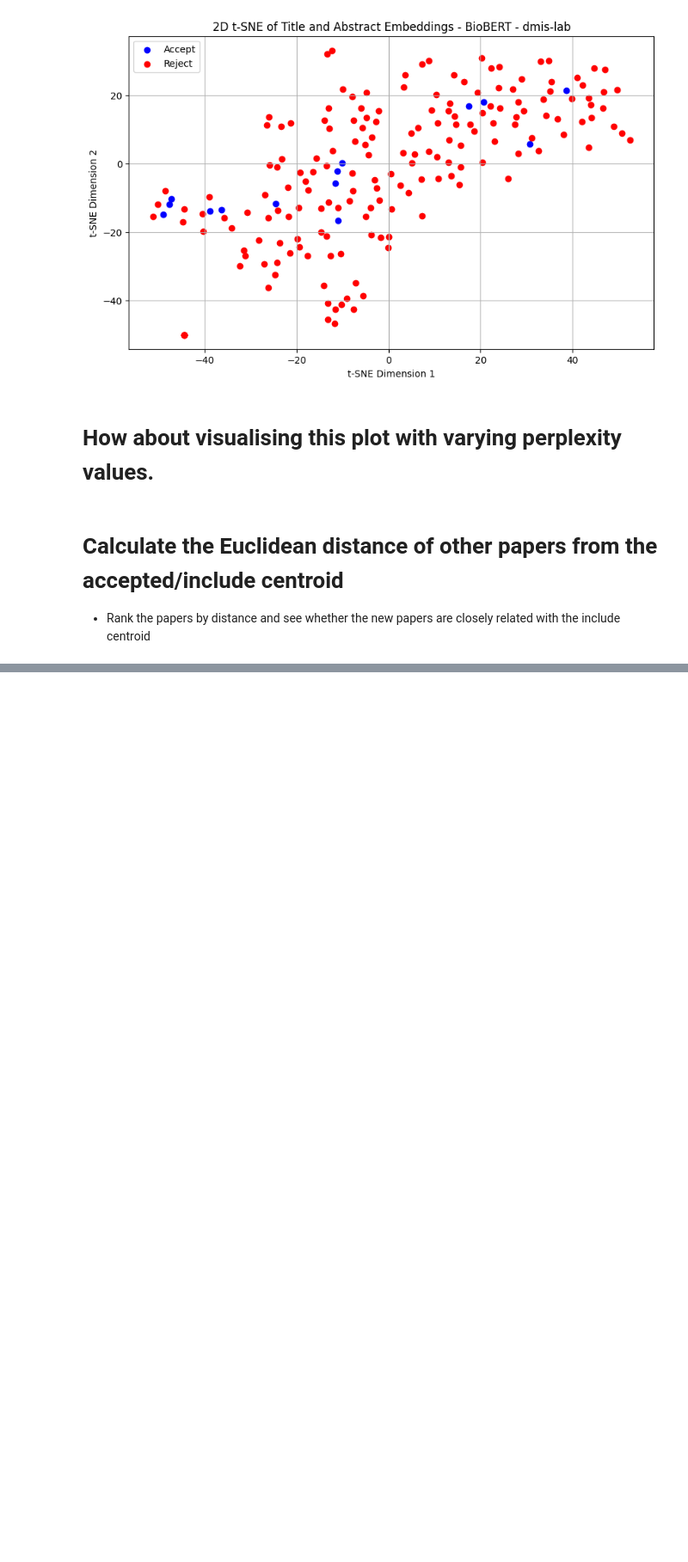
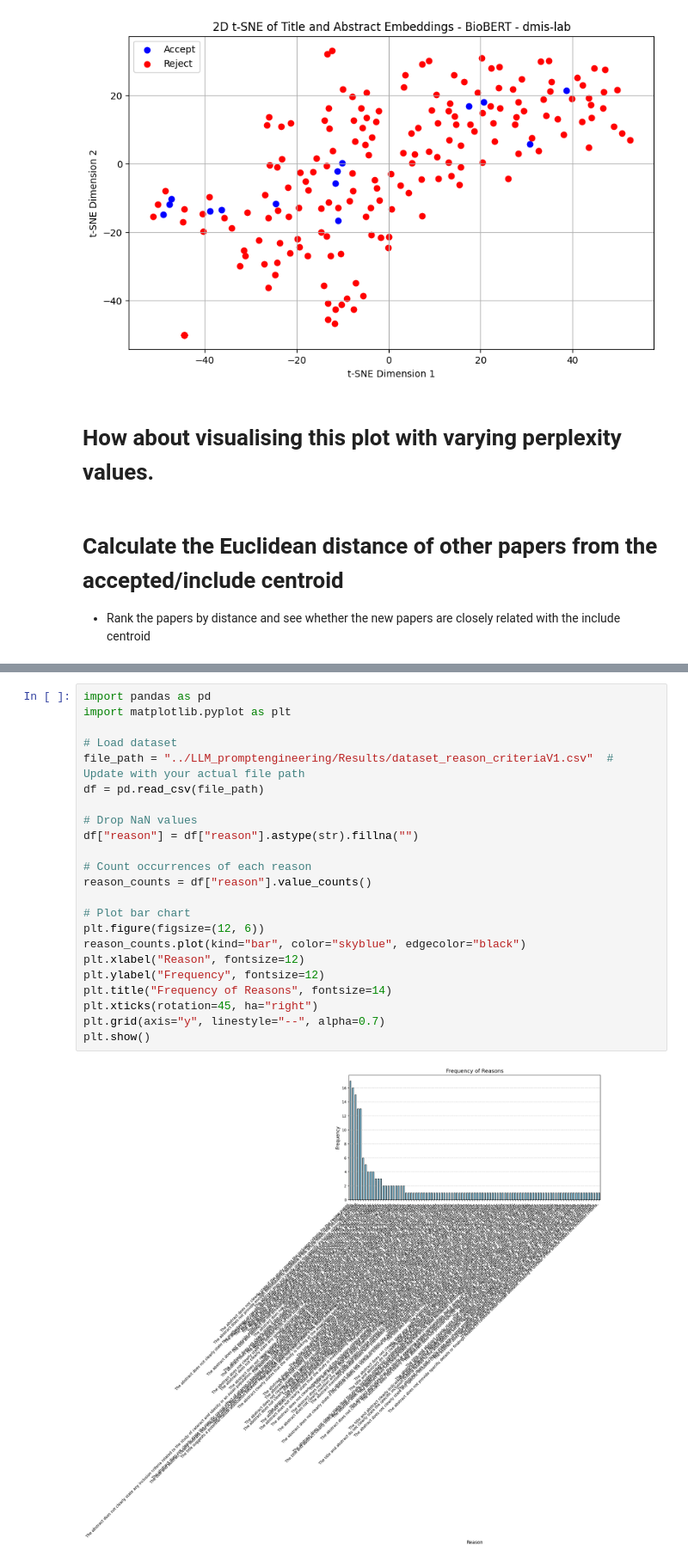
Before and after one commit to winfrednyoroka/ArticleSieve, a Jupyter notebook: Notebooks/Screeningpapers.ipynb, the cells around one changed output, grey strips where cells are left out. Shown at 86% size. Drawn from its saved outputs; the diff is of its cells as text; blank space fills up the shorter version.

```diff
--- a/Notebooks/Screeningpapers.ipynb
+++ b/Notebooks/Screeningpapers.ipynb
@@ -1389,0 +1502,25 @@ plt.show()
+# %%
+import pandas as pd
+import matplotlib.pyplot as plt
+
+# Load dataset
+file_path = "../LLM_promptengineering/Results/dataset_reason_criteriaV1.csv"  # Update with your actual file path
+df = pd.read_csv(file_path)
+
+# Drop NaN values
+df["reason"] = df["reason"].astype(str).fillna("")
+
+# Count occurrences of each reason
+reason_counts = df["reason"].value_counts()
+
+# Plot bar chart
+plt.figure(figsize=(12, 6))
+reason_counts.plot(kind="bar", color="skyblue", edgecolor="black")
+plt.xlabel("Reason", fontsize=12)
+plt.ylabel("Frequency", fontsize=12)
+plt.title("Frequency of Reasons", fontsize=14)
+plt.xticks(rotation=45, ha="right")
+plt.grid(axis="y", linestyle="--", alpha=0.7)
+plt.show()
+# %% [output]
+[figure, added]
```
Also changed, not shown: parts of 17 cells of this notebook.
